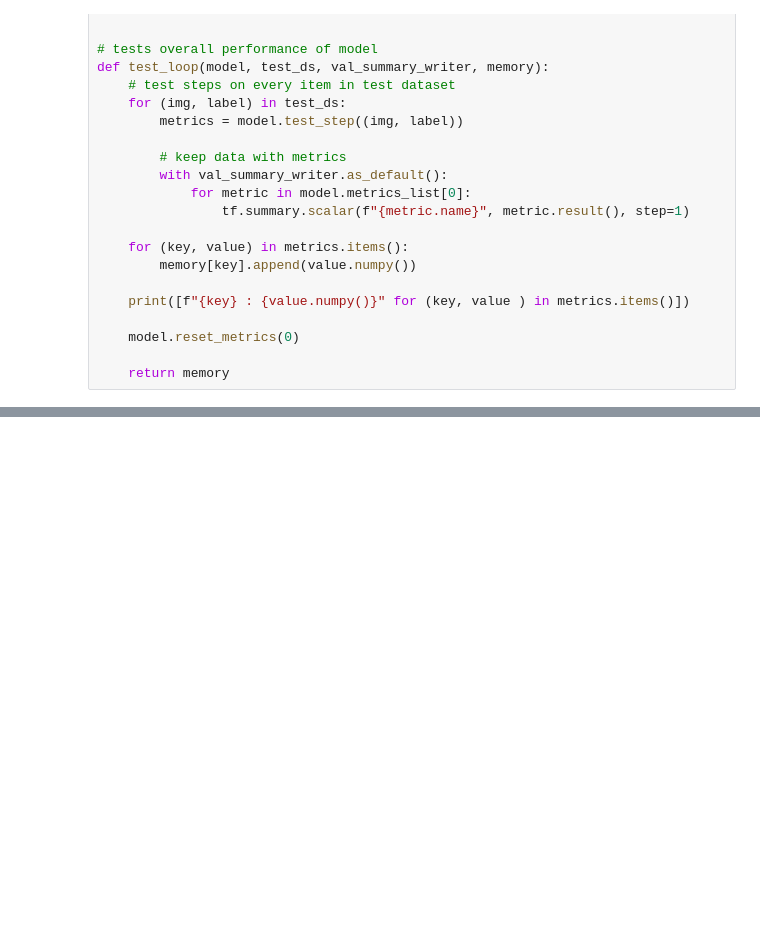
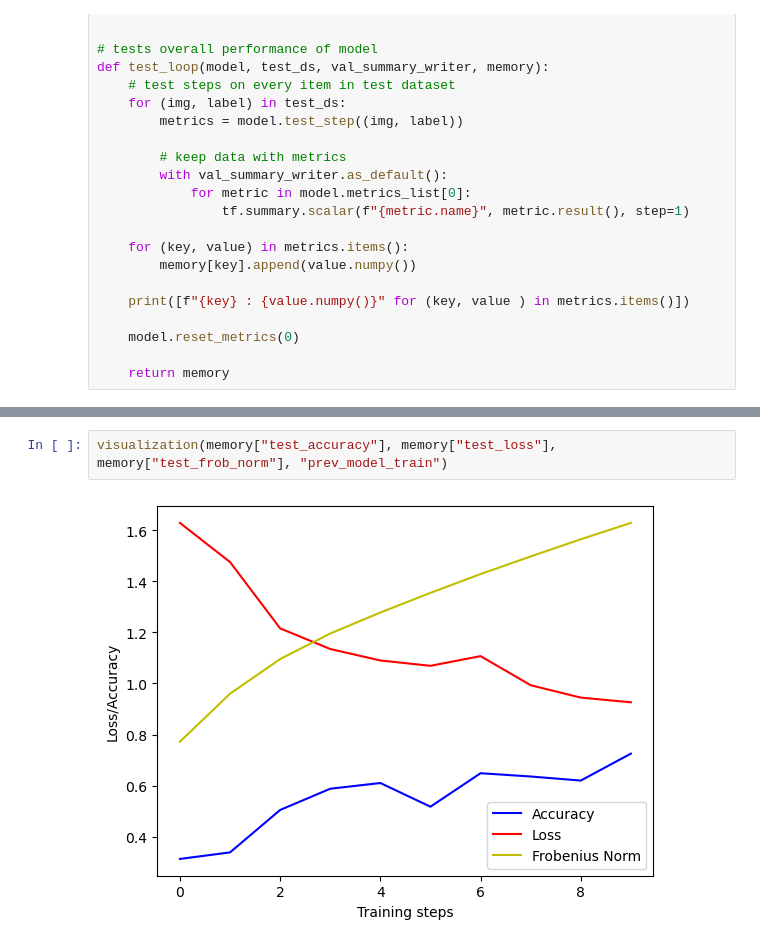
Before and after one commit to IANNwTF-Group-3/homework06, a Jupyter notebook: homework06.ipynb, the cells around one changed output, grey strips where cells are left out. Saved outputs shown, nothing was run; the diff lists cells and outputs as text; blank space fills up the shorter version.

```diff
--- a/homework06.ipynb
+++ b/homework06.ipynb
@@ -299,0 +343,4 @@ Error:
+# %%
+visualization(memory["test_accuracy"], memory["test_loss"], memory["test_frob_norm"], "prev_model_train")
+# %% [output]
+[figure, added]
```
Also changed, not shown: parts of 6 cells of this notebook, 7 other files.
